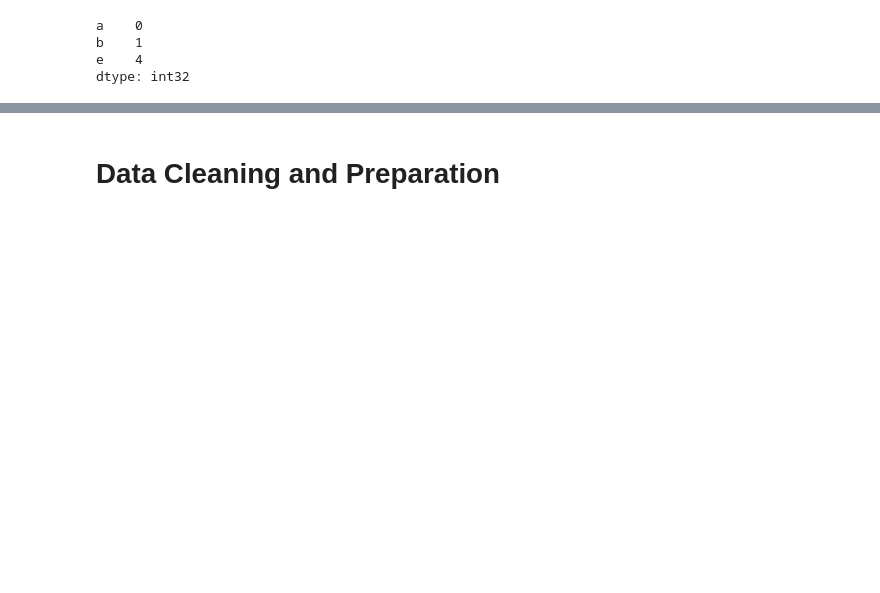
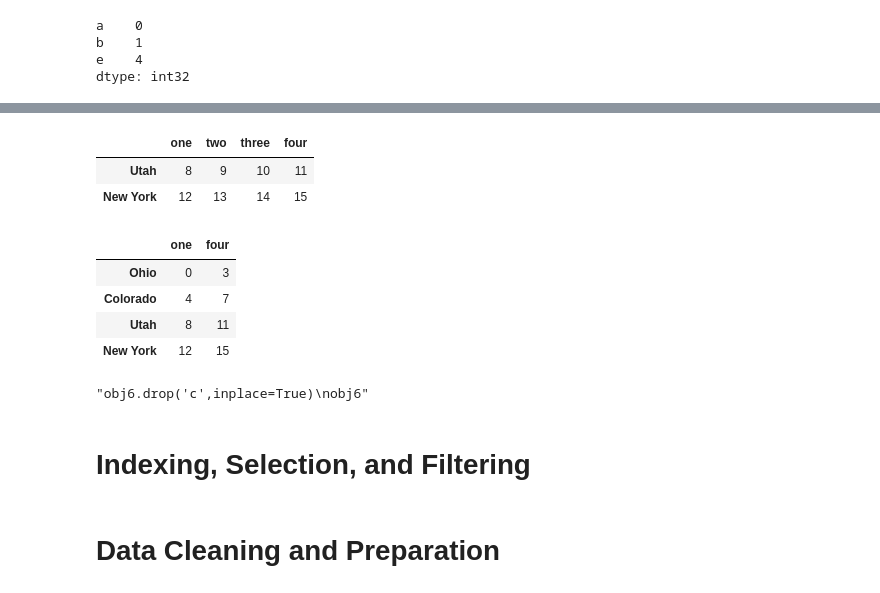
Before and after one commit to sadafwalliyani/Python-Assignments, a Jupyter notebook: AI-Q2/Pandas-Book-practice.ipynb, the cells around one changed output, grey strips where cells are left out. Saved outputs shown, nothing was run; the diff lists cells and outputs as text; code cells hidden in the pictures; blank space fills up the shorter version.

```diff
--- a/AI-Q2/Pandas-Book-practice.ipynb
+++ b/AI-Q2/Pandas-Book-practice.ipynb
@@ -450,2 +439,27 @@ SyntaxError: invalid syntax (2850289732.py, line 2)
+# %%
+data.drop(['Colorado', 'Ohio'])
+# %% [output]
+|  | one | two | three | four |
+| Utah | 8 | 9 | 10 | 11 |
+| New York | 12 | 13 | 14 | 15 |
+# %%
+#You can drop values from the columns by passing axis=1 or axis='columns':
+data.drop(['two','three'], axis='columns')
+# %% [output]
+|  | one | four |
+| Ohio | 0 | 3 |
+| Colorado | 4 | 7 |
+| Utah | 8 | 11 |
+| New York | 12 | 15 |
+# %%
+#Many functions, like drop, which modify the size or shape of a Series or DataFrame,
+#can manipulate an object in-place without returning a new object:
+"""obj6.drop('c',inplace=True)
+obj6"""
+#Be careful with the inplace, as it destroys any data that is dropped.
+# %% [output]
+"obj6.drop('c',inplace=True)\nobj6"
+# %% [markdown]
+# Indexing, Selection, and Filtering
 # %% [markdown]
 # Data Cleaning and Preparation
```
Also changed, not shown: parts of 6 cells of this notebook.
